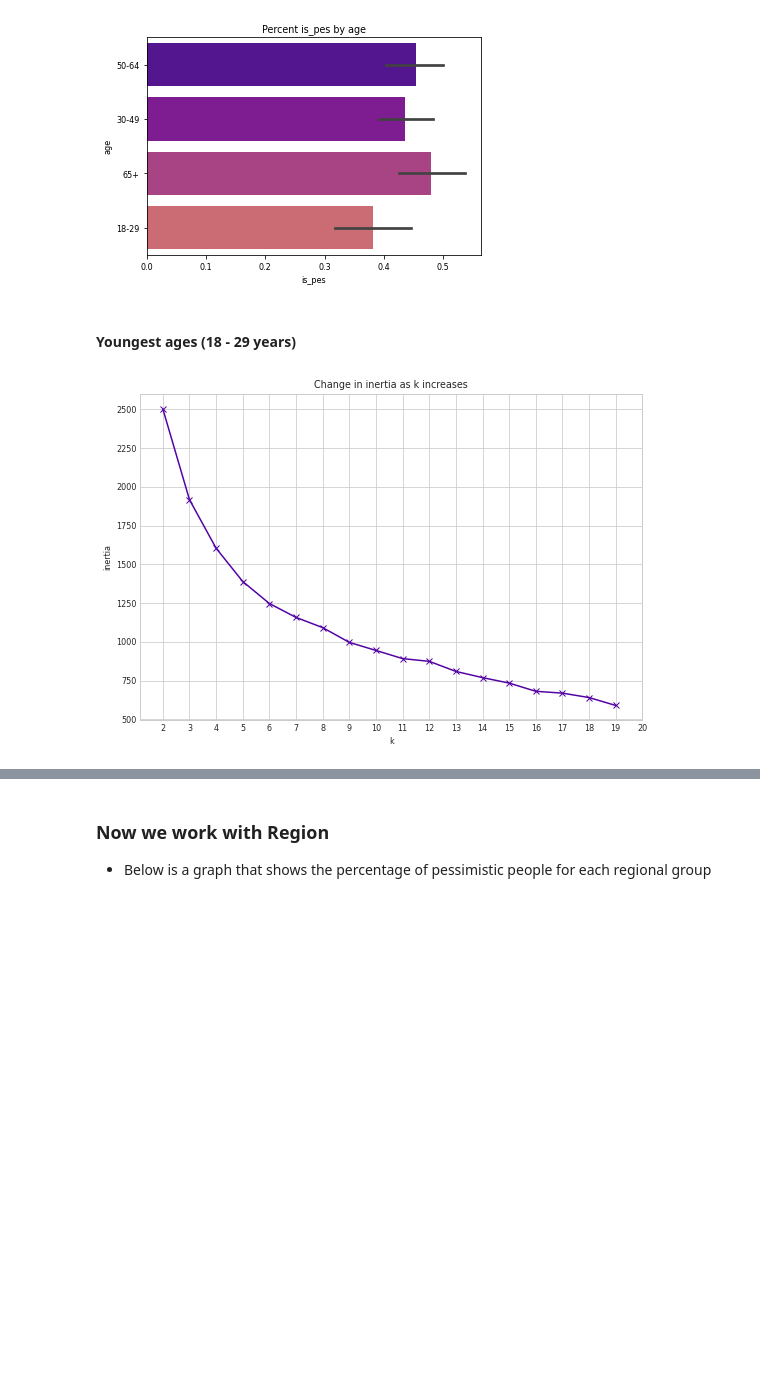
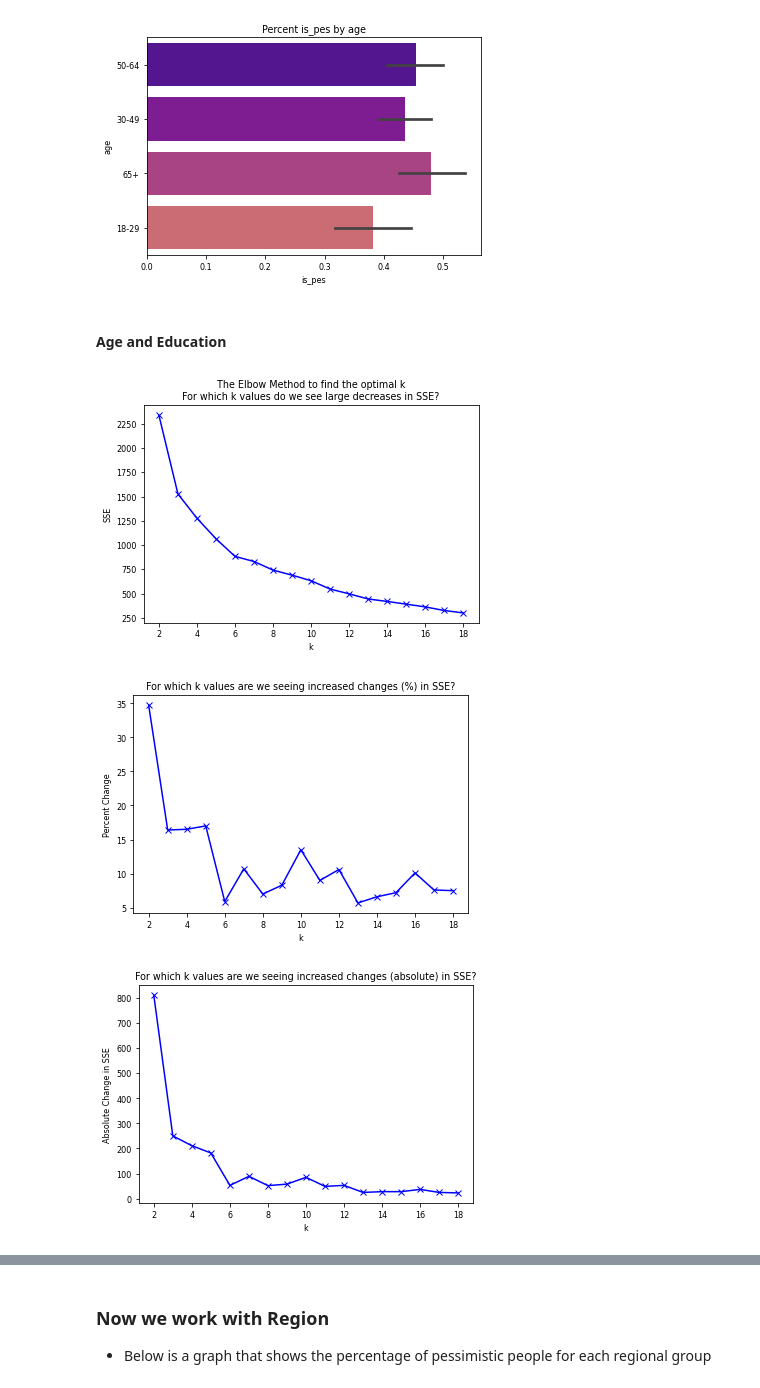
Before and after one commit to american-perspectives-capstone/american-attitudes, a Jupyter notebook: final_notebook.ipynb, the cells around one changed output, grey strips where cells are left out. Saved outputs shown, nothing was run; the diff lists cells and outputs as text; code cells hidden in the pictures; blank space fills up the shorter version.

```diff
--- a/final_notebook.ipynb
+++ b/final_notebook.ipynb
@@ -1568,17 +1563,10 @@ bar_graph_percent_pessimistic(train[train.age!='DK/REF'], "is_pes", "age")
 # %% [output]
 [figure]
 # %% [markdown]
-#### Youngest ages (18 - 29 years)
+#### Age and Education
 # %%
-# lets plot inertia vs k
-X = train[['age', 'share_americans_in_lower_class', 'job_security', 'happen_politics']].replace(replace_key)
-
-with plt.style.context('seaborn-whitegrid'):
-    plt.figure(figsize=(9, 6))
-    pd.Series({k: KMeans(k, random_state=123).fit(X).inertia_ for k in range(2, 20)}).plot(marker='x')
-    plt.xticks(range(2, 21))
-    plt.xlabel('k')
-    plt.ylabel('inertia')
-    plt.title('Change in inertia as k increases')
+e.find_k(train.replace(replace_key), ['age', 'happen_pub_ed', 'schools'], range(2,20))
 # %% [output]
-[figure, old version]
+[figure, new version]
+[figure, added]
+[figure, added]
```
Also changed, not shown: parts of 210 cells of this notebook.
